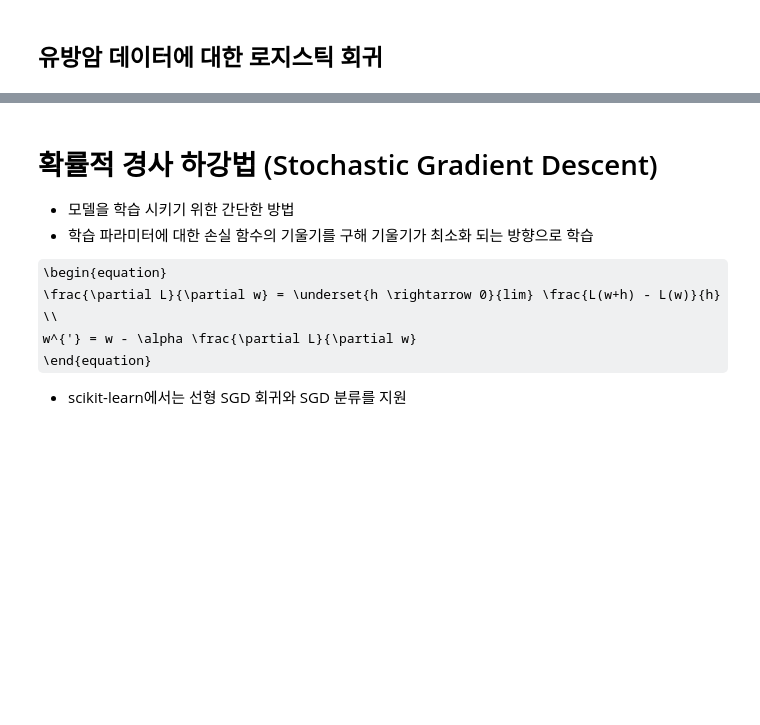
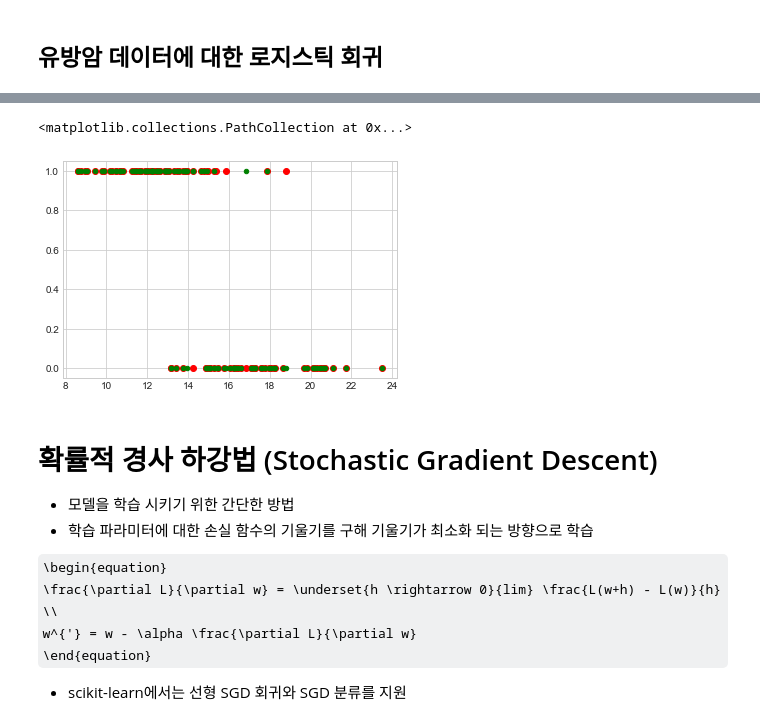
Before and after one commit to fasthill/scikit-learn-study, a Jupyter notebook: 3. Logistic_Regression.ipynb, the cells around one changed output, grey strips where cells are left out. Drawn from its saved outputs; the diff is of its cells as text; code cells hidden in the pictures; some formulas as TeX source; blank space fills up the shorter version.

```diff
--- a/3. Logistic_Regression.ipynb
+++ b/3. Logistic_Regression.ipynb
@@ -344,2 +423,7 @@ LogisticRegression(C=2.4)
 # %% [markdown]
 ## 유방암 데이터에 대한 로지스틱 회귀
+# %%
+from sklearn.utils import shuffle
+X, y = load_breast_cancer(return_X_y=True)
+X, y = shuffle(X, y, random_state=seed) #shuffle
+X_train, X_test, y_train, y_test = train_test_split(X, y, test_size=0.2, random_state=seed)
@@ -346,3 +445,12 @@ LogisticRegression(C=2.4)
+# %%
+predicted = model.predict(X_test)
+expected = y_test
+# %%
+plt.scatter(X_test[:,0], predicted, c='red')
+plt.scatter(X_test[:,0], expected, c='green', s =20)
+# %% [output]
+<matplotlib.collections.PathCollection at 0x...>
+[figure, added]
 # %% [markdown]
 # 확률적 경사 하강법 (Stochastic Gradient Descent)
 
```
Also changed, not shown: parts of 24 cells of this notebook.
